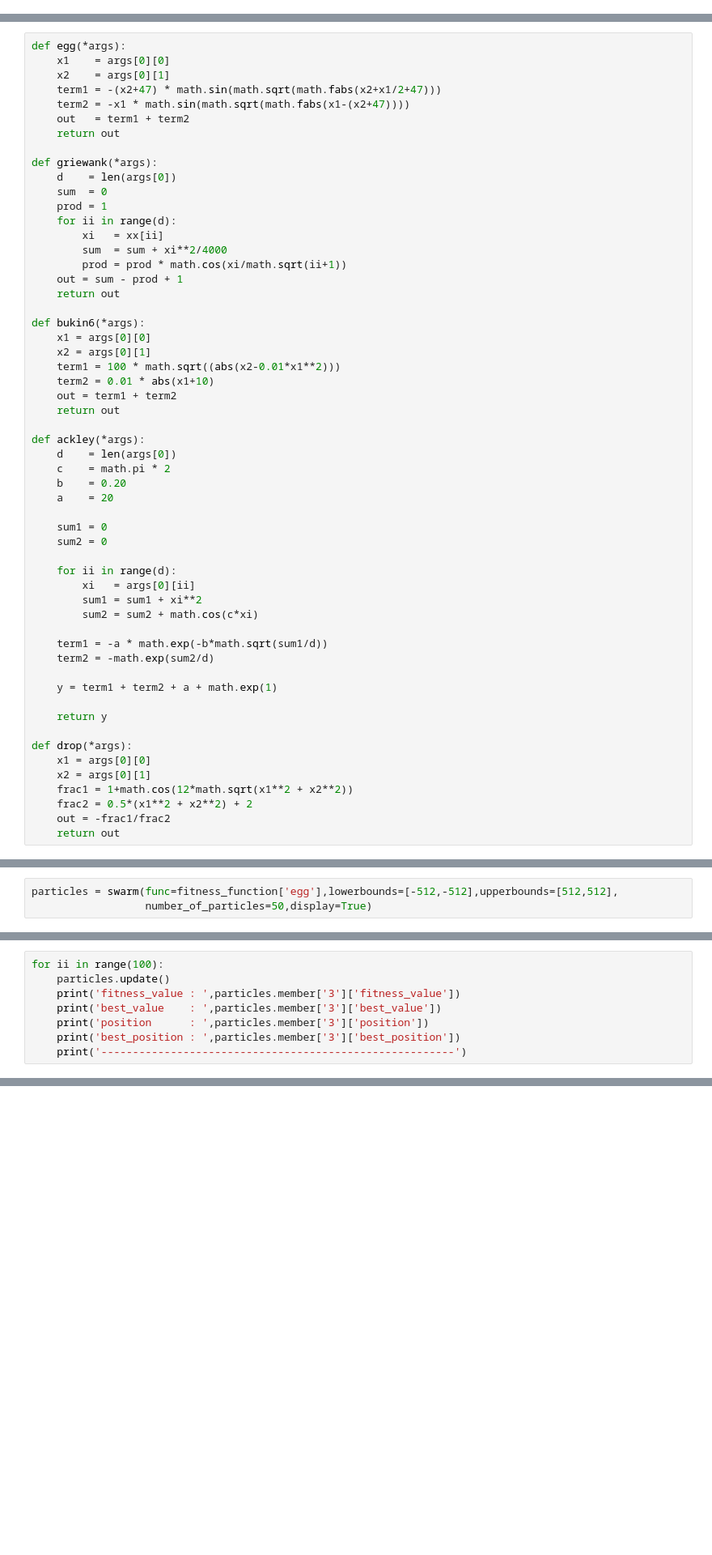
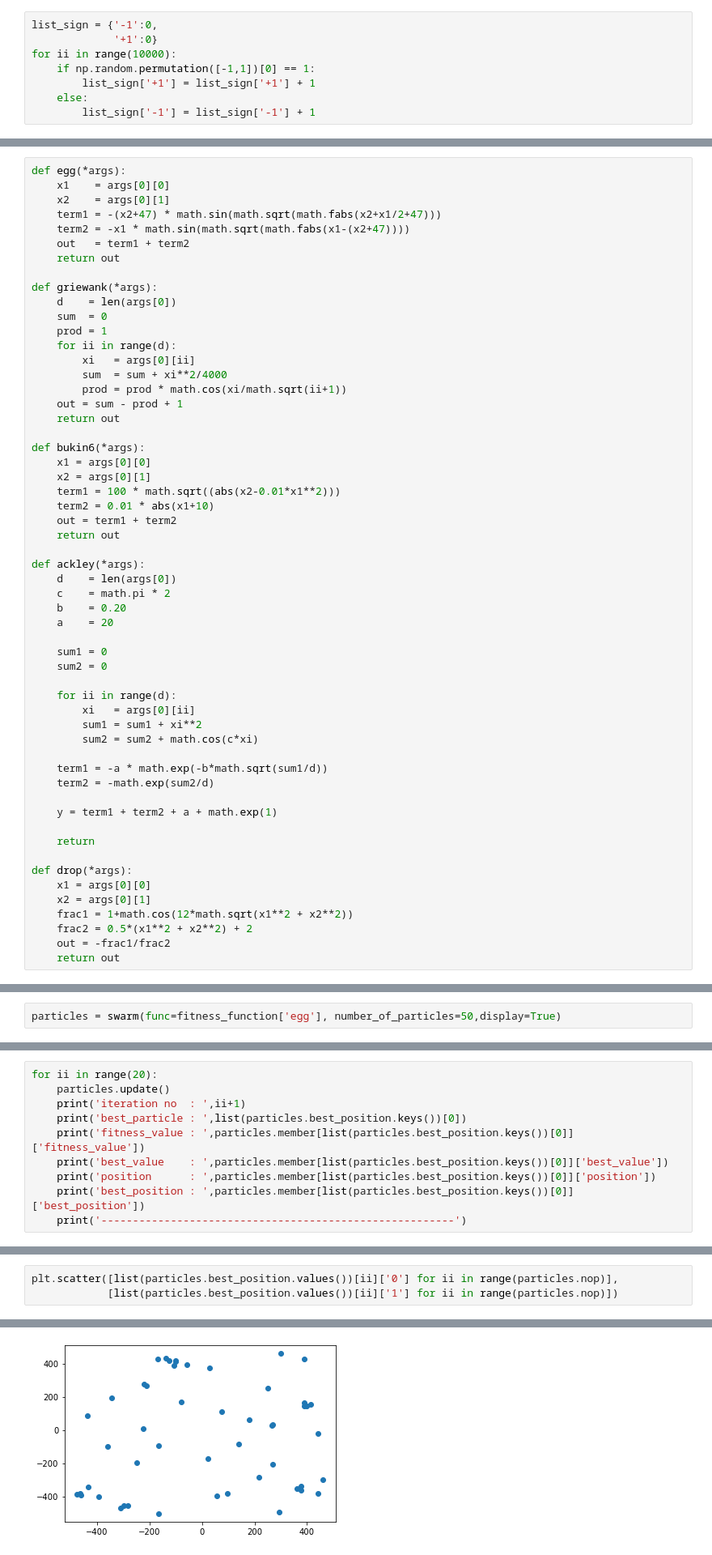
Before and after one commit to ibrahimkaya754/Particle-Swarm-Optimization-PSO-, a Jupyter notebook: PSO.ipynb, the cells around one changed output, grey strips where cells are left out. Shown at 81% size. Saved outputs shown, nothing was run; the diff lists cells and outputs as text; blank space fills up the shorter version.

```diff
--- a/PSO.ipynb
+++ b/PSO.ipynb
@@ -173,0 +215,8 @@ Hello from the pygame community. https://www.pygame.org/contribute.html
+# %%
+list_sign = {'-1':0,
+             '+1':0}
+for ii in range(10000):
+    if np.random.permutation([-1,1])[0] == 1:
+        list_sign['+1'] = list_sign['+1'] + 1
+    else:
+        list_sign['-1'] = list_sign['-1'] + 1
@@ -185,7 +304,7 @@ def griewank(*args):
     sum  = 0
     prod = 1
     for ii in range(d):
-        xi   = xx[ii]
+        xi   = args[0][ii]
         sum  = sum + xi**2/4000
         prod = prod * math.cos(xi/math.sqrt(ii+1))
     out = sum - prod + 1
@@ -218,7 +337,7 @@ def ackley(*args):
 
     y = term1 + term2 + a + math.exp(1)
 
-    return y
+    return
 
 def drop(*args):
     x1 = args[0][0]
@@ -235,5 +354,4 @@ fitness_function['bukin6']   = bukin6
 fitness_function['ackley']   = ackley
 fitness_function['drop']     = drop
 # %%
-particles = swarm(func=fitness_function['egg'],lowerbounds=[-512,-512],upperbounds=[512,512],
-                  number_of_particles=50,display=True)
+particles = swarm(func=fitness_function['egg'], number_of_particles=50,display=True)
@@ -248,9 +362,11 @@ particles.member['3']
 # %%
-for ii in range(100):
+for ii in range(20):
     particles.update()
-    print('fitness_value : ',particles.member['3']['fitness_value'])
-    print('best_value    : ',particles.member['3']['best_value'])
-    print('position      : ',particles.member['3']['position'])
-    print('best_position : ',particles.member['3']['best_position'])
+    print('iteration no  : ',ii+1)
+    print('best_particle : ',list(particles.best_position.keys())[0])
+    print('fitness_value : ',particles.member[list(particles.best_position.keys())[0]]['fitness_value'])
+    print('best_value    : ',particles.member[list(particles.best_position.keys())[0]]['best_value'])
+    print('position      : ',particles.member[list(particles.best_position.keys())[0]]['position'])
+    print('best_position : ',particles.member[list(particles.best_position.keys())[0]]['best_position'])
     print('--------------------------------------------------------')
 # %% [output]
@@ -279,0 +430,4 @@ particles.fitness_values['best_sorted']
+# %%
+plt.scatter([list(particles.best_position.values())[ii]['0'] for ii in range(particles.nop)],
+            [list(particles.best_position.values())[ii]['1'] for ii in range(particles.nop)])
+# %% [output]
@@ -280 +435,2 @@ particles.fitness_values['best_sorted']
+[figure, added]
 # %%
```
Also changed, not shown: parts of 27 cells of this notebook.
